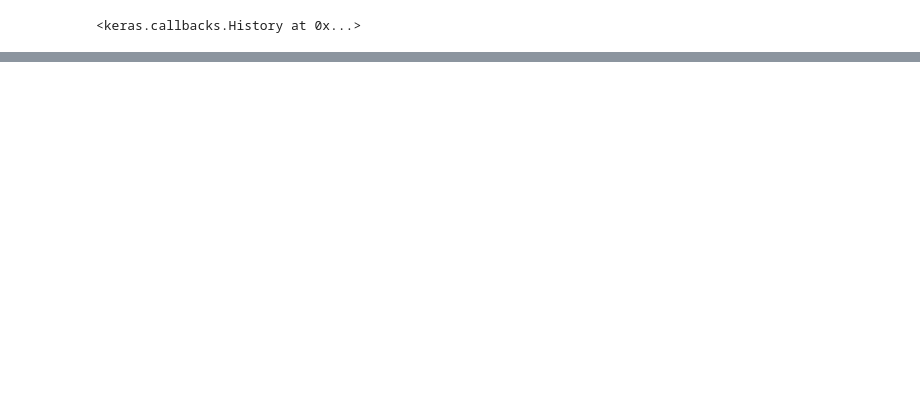
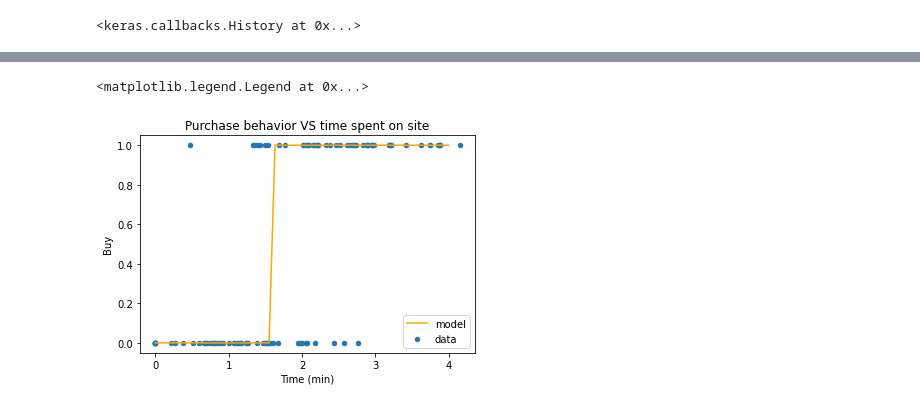
Before and after one commit to weyj4/GCP_ML, a Jupyter notebook: Regression.ipynb, the cells around one changed output, grey strips where cells are left out. Drawn from its saved outputs; the diff is of its cells as text; code cells hidden in the pictures; blank space fills up the shorter version.

```diff
--- a/Regression.ipynb
+++ b/Regression.ipynb
@@ -162,0 +203,2 @@ print(r2_score(y_test, y_test_pred))
+# %%
+temp_class = model.predict(temp) > 0.5
@@ -162,0 +207,9 @@ print(r2_score(y_test, y_test_pred))
+# %%
+ax = df.plot(kind='scatter', x='Time (min)', y='Buy', title='Purchase behavior VS time spent on site')
+
+temp = np.linspace(0, 4)
+ax.plot(temp, temp_class, color='orange')
+plt.legend(['model', 'data'])
+# %% [output]
+<matplotlib.legend.Legend at 0x...>
+[figure, added]
```
Also changed, not shown: parts of 27 cells of this notebook.
